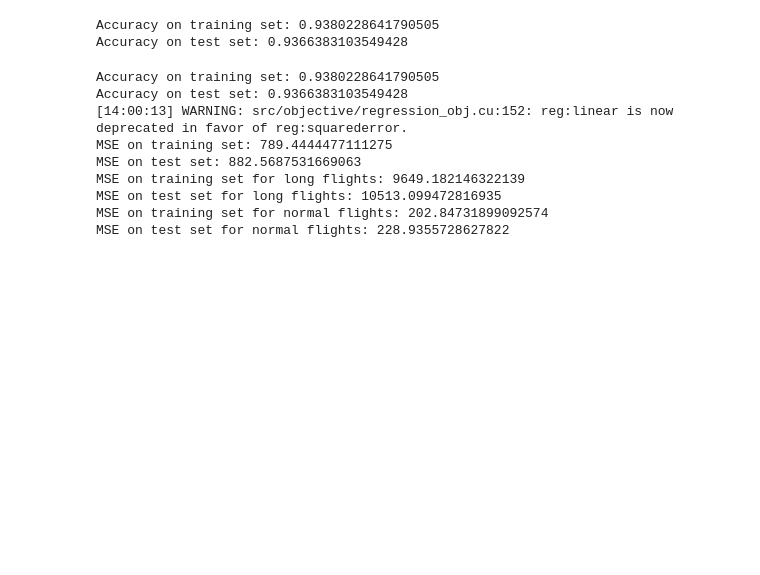
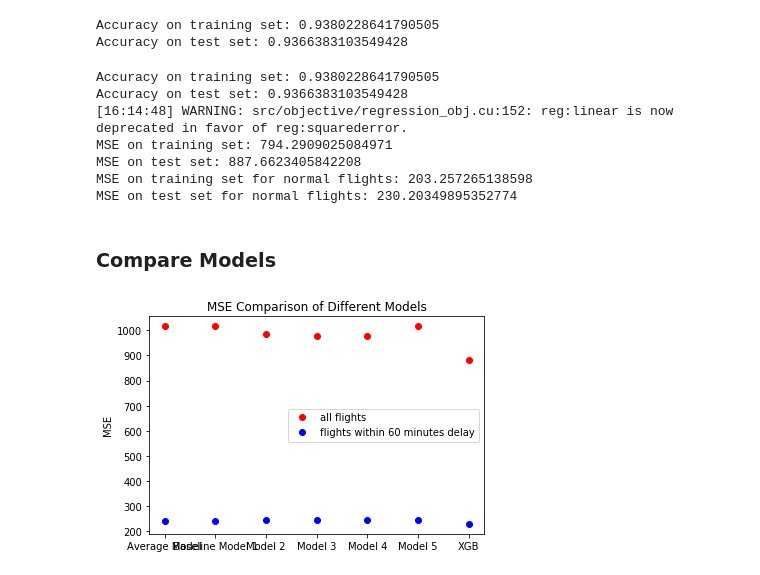
Before and after one commit to jenonds/Jessica, a Jupyter notebook: Assignment 2.ipynb, the cells around one changed output. Cells and saved outputs as stored; diff of their text form; code cells hidden in the pictures; blank space fills up the shorter version.

Commit message:
add MSE for normal flights

```diff
--- a/Assignment 2.ipynb
+++ b/Assignment 2.ipynb
@@ -1049,28 +1068,33 @@ test_accuracy = MSE(predictions_test, ytest)
 print("MSE on training set: " + str(train_accuracy))
 print("MSE on test set: " + str(test_accuracy))
 
-predictions_train_long = [predictions_train[i] for i in range(len(ctrain)) if ctrain[i] == 1]
-thruth_train_long = [ytrain[i] for i in range(len(ctrain)) if ctrain[i] == 1]
 predictions_train_norm = [predictions_train[i] for i in range(len(ctrain)) if ctrain[i] == 0]
 thruth_train_norm = [ytrain[i] for i in range(len(ctrain)) if ctrain[i] == 0]
-
-predictions_test_long = [predictions_test[i] for i in range(len(ctest)) if ctest[i] == 1]
-thruth_test_long = [ytest[i] for i in range(len(ctest)) if ctest[i] == 1]
 predictions_test_norm = [predictions_test[i] for i in range(len(ctest)) if ctest[i] == 0]
 thruth_test_norm = [ytest[i] for i in range(len(ctest)) if ctest[i] == 0]
 
-print("MSE on training set for long flights: " + str(MSE(predictions_train_long, thruth_train_long)))
-print("MSE on test set for long flights: " + str(MSE(predictions_test_long, thruth_test_long)))
-
 print("MSE on training set for normal flights: " + str(MSE(predictions_train_norm, thruth_train_norm)))
 print("MSE on test set for normal flights: " + str(MSE(predictions_test_norm, thruth_test_norm)))
 # %% [output]
 Accuracy on training set: 0.9380228641790505
 Accuracy on test set: 0.9366383103549428
-[14:00:13] WARNING: src/objective/regression_obj.cu:152: reg:linear is now deprecated in favor of reg:squarederror.
-MSE on training set: 789.4444477111275
-MSE on test set: 882.5687531669063
-MSE on training set for long flights: 9649.182146322139
-MSE on test set for long flights: 10513.099472816935
-MSE on training set for normal flights: 202.84731899092574
-MSE on test set for normal flights: 228.9355728627822
+[16:14:48] WARNING: src/objective/regression_obj.cu:152: reg:linear is now deprecated in favor of reg:squarederror.
+MSE on training set: 794.2909025084971
+MSE on test set: 887.6623405842208
+MSE on training set for normal flights: 203.257265138598
+MSE on test set for normal flights: 230.20349895352774
+# %% [markdown]
+### Compare Models
+# %%
+x_vals = ['Average Model', 'Baseline Model 1', 'Model 2', 'Model 3', 'Model 4', 'Model 5', 'XGB']
+y_vals = [1016.4428, 1016.0188, 987.2611, 977.7327, 977.7327, 1016.4428, 882.568]
+y_vals_normal = [241.5599, 241.5599, 243.8135, 246.0632, 245.8958, 246.0451, 230.2034]
+fig, ax = plt.subplots()
+ax.plot(x_vals, y_vals, 'ro', label='all flights')
+ax.plot(x_vals, y_vals_normal, 'bo', label='flights within 60 minutes delay')
+ax.legend()
+plt.ylabel('MSE')
+plt.title('MSE Comparison of Different Models')
+plt.show()
+# %% [output]
+[figure, added]
```
Also changed, not shown: parts of 14 cells of this notebook.
